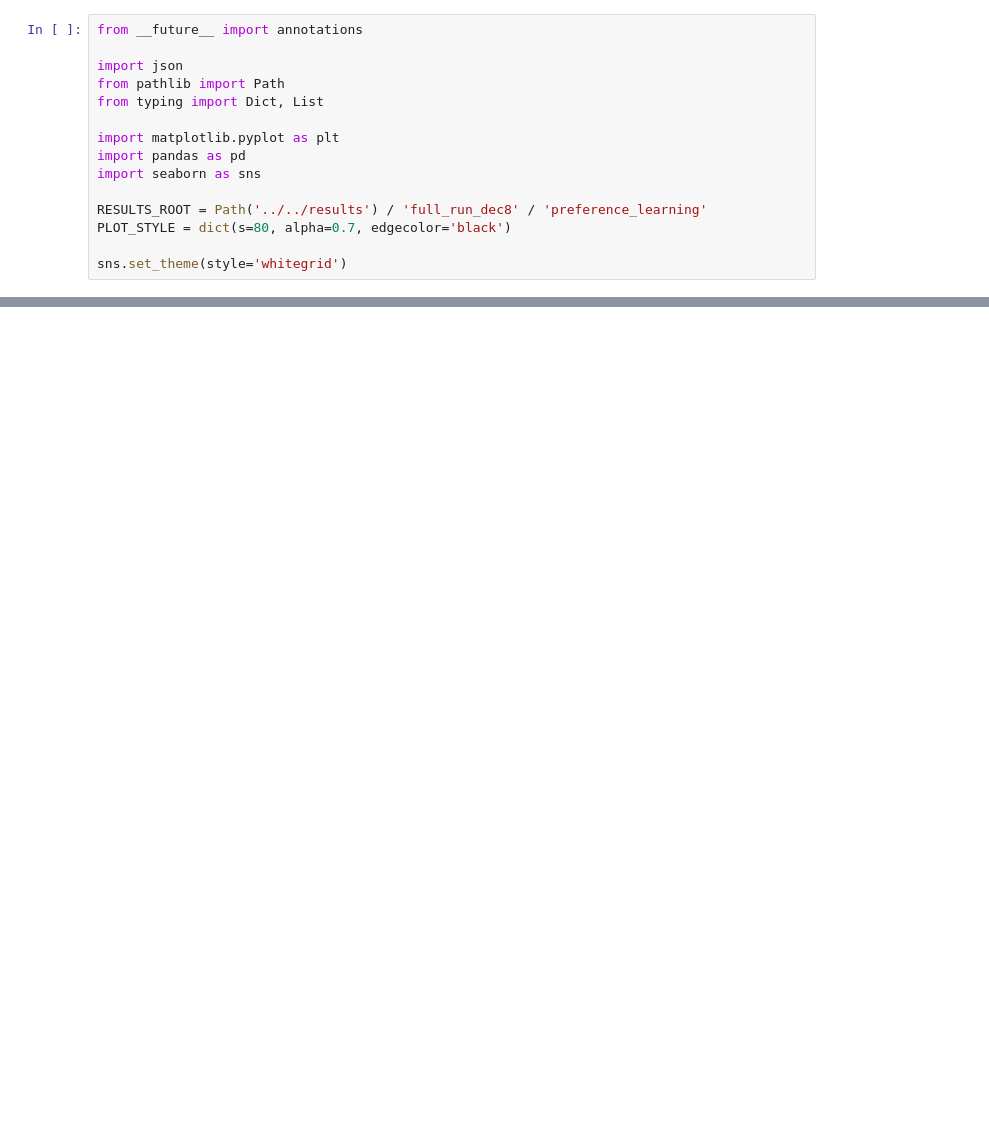
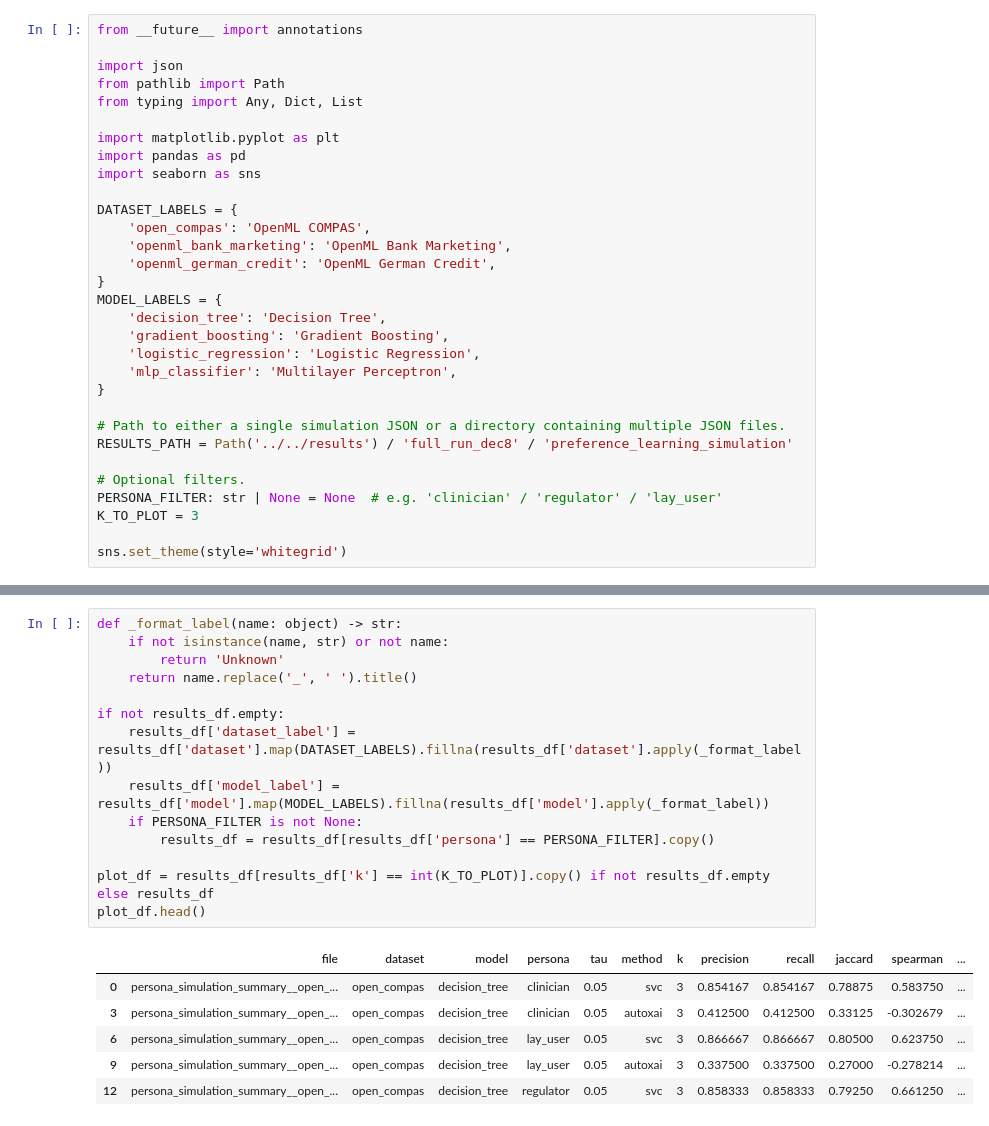
Before and after one commit to kellemNegasi/perso-xai, a Jupyter notebook: src/preference_learning/report_visualization.ipynb, the cells around one changed output, grey strips where cells are left out. Cells and saved outputs as stored; diff of their text form; blank space fills up the shorter version.

```diff
--- a/src/preference_learning/report_visualization.ipynb
+++ b/src/preference_learning/report_visualization.ipynb
@@ -7,13 +7,29 @@ from __future__ import annotations
 
 import json
 from pathlib import Path
-from typing import Dict, List
+from typing import Any, Dict, List
 
 import matplotlib.pyplot as plt
 import pandas as pd
 import seaborn as sns
 
-RESULTS_ROOT = Path('../../results') / 'full_run_dec8' / 'preference_learning'
-PLOT_STYLE = dict(s=80, alpha=0.7, edgecolor='black')
+DATASET_LABELS = {
+    'open_compas': 'OpenML COMPAS',
+    'openml_bank_marketing': 'OpenML Bank Marketing',
+    'openml_german_credit': 'OpenML German Credit',
+}
+MODEL_LABELS = {
+    'decision_tree': 'Decision Tree',
+    'gradient_boosting': 'Gradient Boosting',
+    'logistic_regression': 'Logistic Regression',
+    'mlp_classifier': 'Multilayer Perceptron',
+}
+
+# Path to either a single simulation JSON or a directory containing multiple JSON files.
+RESULTS_PATH = Path('../../results') / 'full_run_dec8' / 'preference_learning_simulation'
+
+# Optional filters.
+PERSONA_FILTER: str | None = None  # e.g. 'clinician' / 'regulator' / 'lay_user'
+K_TO_PLOT = 3
 
 sns.set_theme(style='whitegrid')
@@ -82 +118,22 @@ with pd.option_context('mode.chained_assignment', None):
+# %%
+def _format_label(name: object) -> str:
+    if not isinstance(name, str) or not name:
+        return 'Unknown'
+    return name.replace('_', ' ').title()
+
+if not results_df.empty:
+    results_df['dataset_label'] = results_df['dataset'].map(DATASET_LABELS).fillna(results_df['dataset'].apply(_format_label))
+    results_df['model_label'] = results_df['model'].map(MODEL_LABELS).fillna(results_df['model'].apply(_format_label))
+    if PERSONA_FILTER is not None:
+        results_df = results_df[results_df['persona'] == PERSONA_FILTER].copy()
+
+plot_df = results_df[results_df['k'] == int(K_TO_PLOT)].copy() if not results_df.empty else results_df
+plot_df.head()
+# %% [output]
+|  | file | dataset | model | persona | tau | method | k | precision | recall | jaccard | spearman | ... |
+| 0 | persona_simulation_summary__open_... | open_compas | decision_tree | clinician | 0.05 | svc | 3 | 0.854167 | 0.854167 | 0.78875 | 0.583750 | ... |
+| 3 | persona_simulation_summary__open_... | open_compas | decision_tree | clinician | 0.05 | autoxai | 3 | 0.412500 | 0.412500 | 0.33125 | -0.302679 | ... |
+| 6 | persona_simulation_summary__open_... | open_compas | decision_tree | lay_user | 0.05 | svc | 3 | 0.866667 | 0.866667 | 0.80500 | 0.623750 | ... |
+| 9 | persona_simulation_summary__open_... | open_compas | decision_tree | lay_user | 0.05 | autoxai | 3 | 0.337500 | 0.337500 | 0.27000 | -0.278214 | ... |
+| 12 | persona_simulation_summary__open_... | open_compas | decision_tree | regulator | 0.05 | svc | 3 | 0.858333 | 0.858333 | 0.79250 | 0.661250 | ... |
 # %%
```
Also changed, not shown: parts of 15 cells of this notebook, 7 other files.
